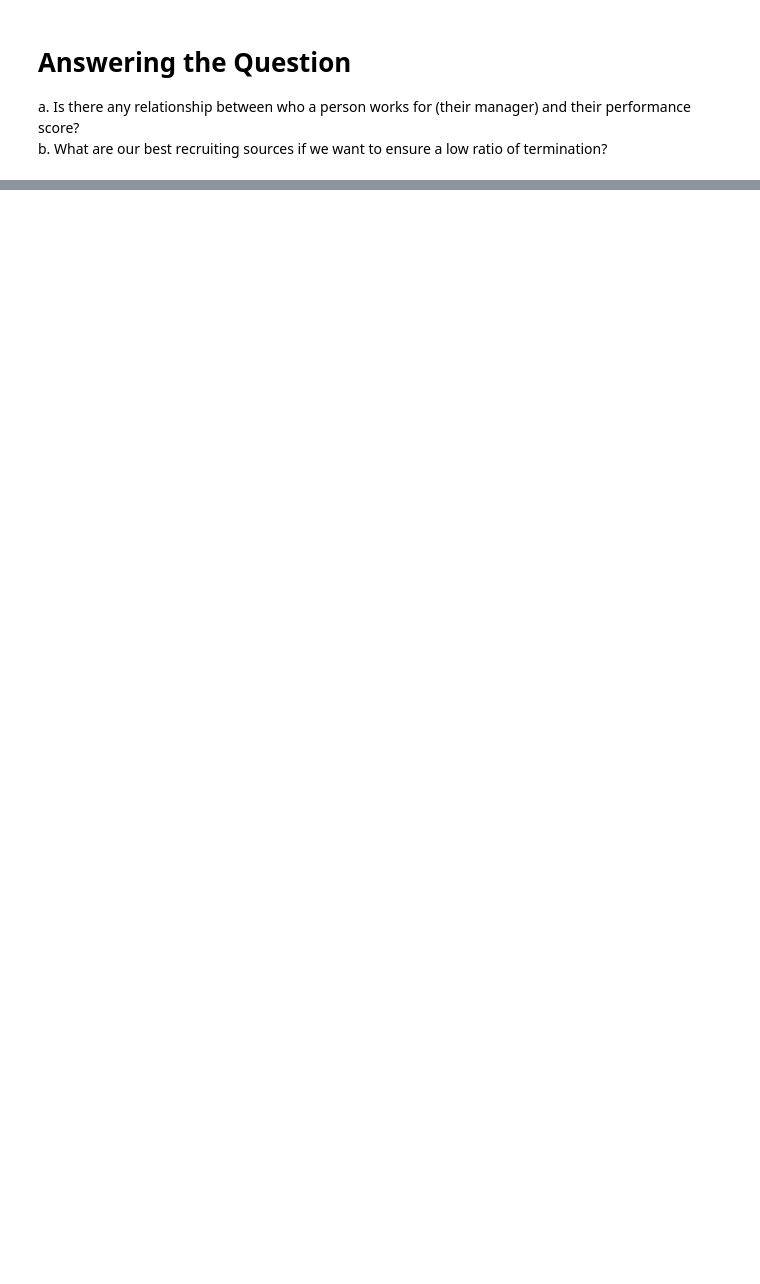
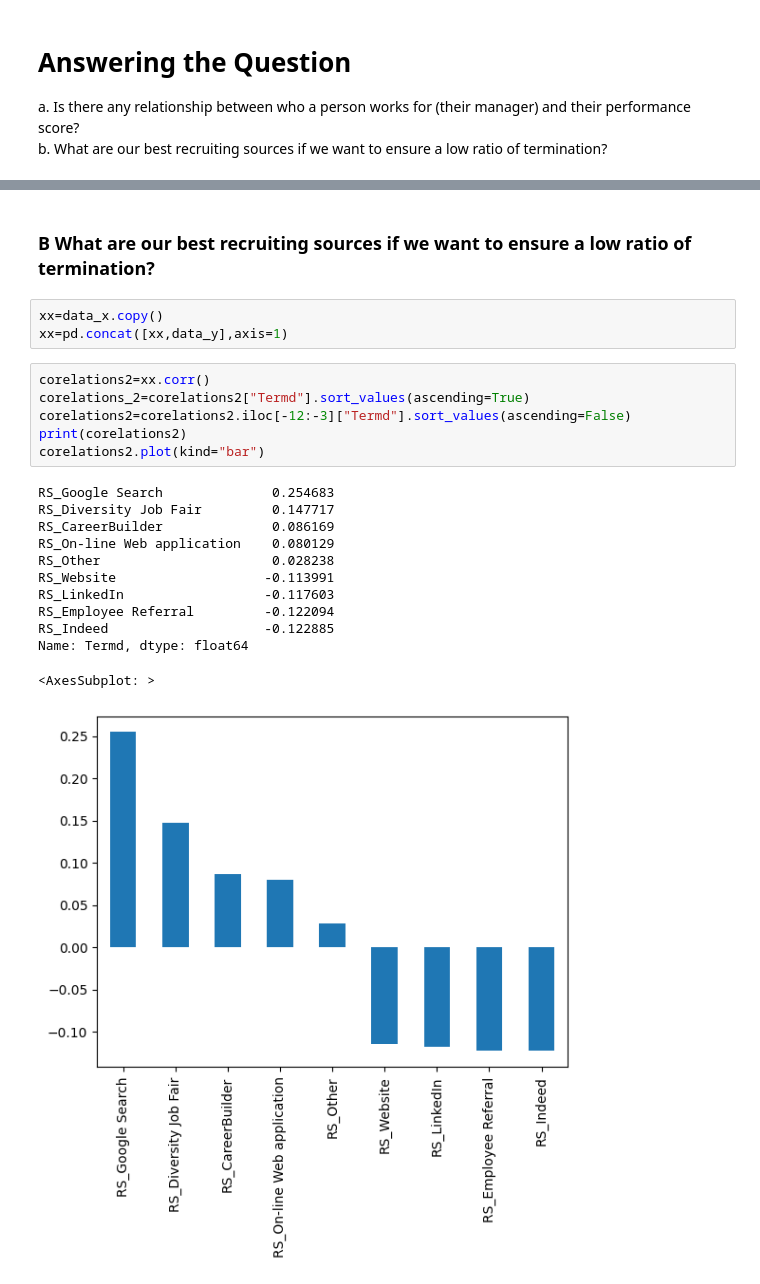
Before and after one commit to TeguhPermana666/Termd-Prediction-Employee, a Jupyter notebook: Model.ipynb, the cells around one changed output, grey strips where cells are left out. Cells and saved outputs as stored; diff of their text form; blank space fills up the shorter version.

```diff
--- a/Model.ipynb
+++ b/Model.ipynb
@@ -509,0 +620,24 @@ b.	What are our best recruiting sources if we want to ensure a low ratio of term
+# %% [markdown]
+### B What are our best recruiting sources if we want to ensure a low ratio of termination?
+# %%
+xx=data_x.copy()
+xx=pd.concat([xx,data_y],axis=1)
+# %%
+corelations2=xx.corr()
+corelations_2=corelations2["Termd"].sort_values(ascending=True)
+corelations2=corelations2.iloc[-12:-3]["Termd"].sort_values(ascending=False)
+print(corelations2)
+corelations2.plot(kind="bar")
+# %% [output]
+RS_Google Search              0.254683
+RS_Diversity Job Fair         0.147717
+RS_CareerBuilder              0.086169
+RS_On-line Web application    0.080129
+RS_Other                      0.028238
+RS_Website                   -0.113991
+RS_LinkedIn                  -0.117603
+RS_Employee Referral         -0.122094
+RS_Indeed                    -0.122885
+Name: Termd, dtype: float64
+<AxesSubplot: >
+[figure, added]
```
Also changed, not shown: parts of 15 cells of this notebook, 2 other files.
